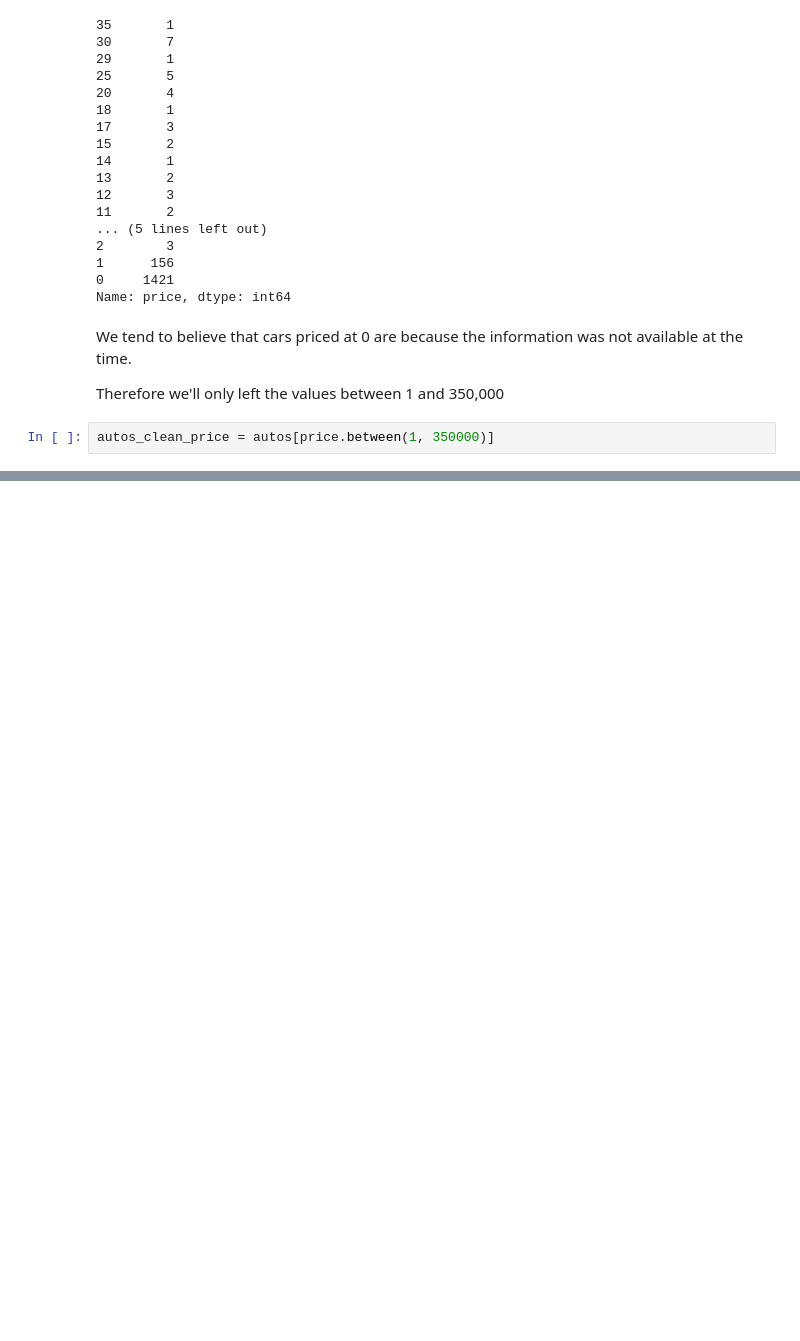
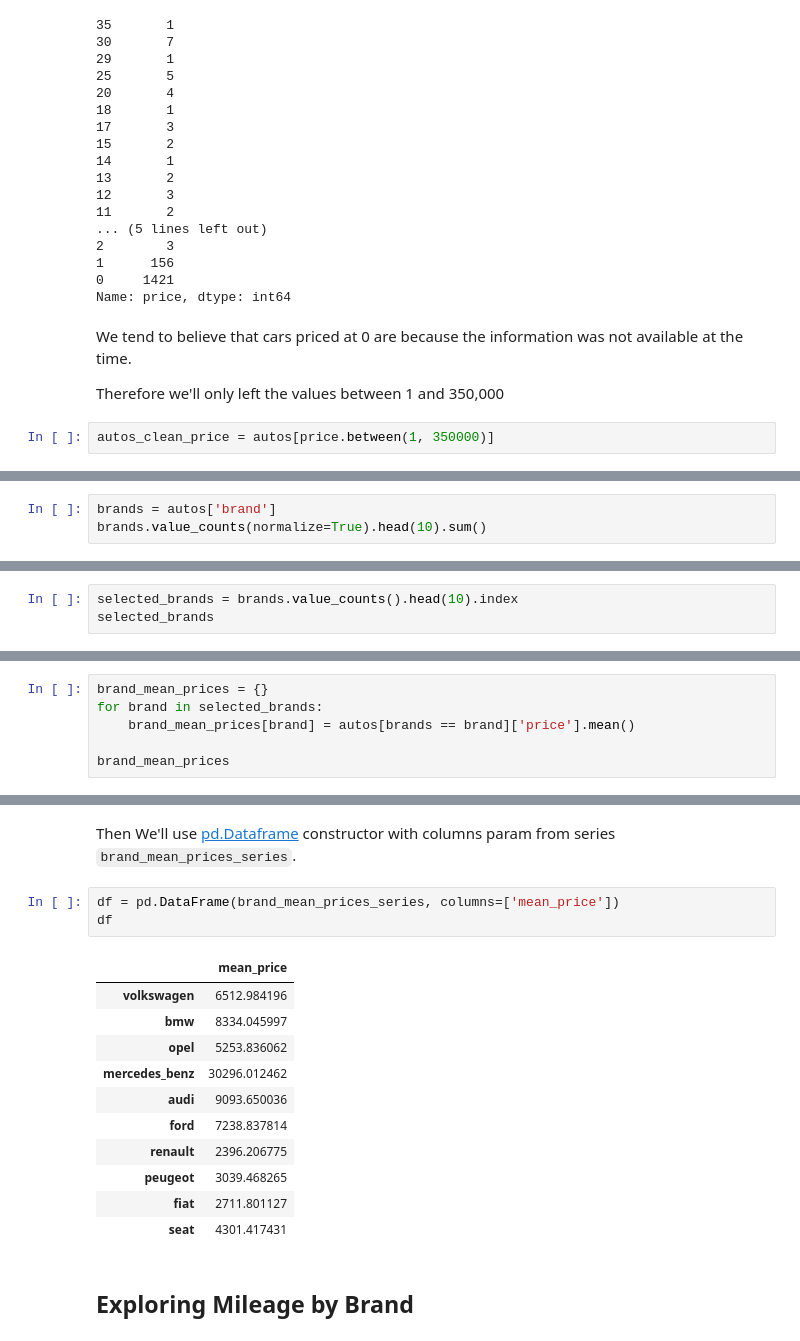
Before and after one commit to aguirredaniel/dataquest-projects, a Jupyter notebook: Guided_Project_Exploring_eBay_Car_Sales_Data/Exploring eBay Car Sales Data.ipynb, the cells around one changed output, grey strips where cells are left out. Saved outputs shown, nothing was run; the diff lists cells and outputs as text; blank space fills up the shorter version.

```diff
--- a/Guided_Project_Exploring_eBay_Car_Sales_Data/Exploring eBay Car Sales Data.ipynb
+++ b/Guided_Project_Exploring_eBay_Car_Sales_Data/Exploring eBay Car Sales Data.ipynb
@@ -303,0 +523,3 @@ autos_clean_price = autos[price.between(1, 350000)]
+# %%
+brands = autos['brand']
+brands.value_counts(normalize=True).head(10).sum()
@@ -303,0 +533,3 @@ autos_clean_price = autos[price.between(1, 350000)]
+# %%
+selected_brands = brands.value_counts().head(10).index
+selected_brands
@@ -303,0 +545,6 @@ autos_clean_price = autos[price.between(1, 350000)]
+# %%
+brand_mean_prices = {}
+for brand in selected_brands:
+    brand_mean_prices[brand] = autos[brands == brand]['price'].mean()
+
+brand_mean_prices
@@ -303,0 +581,19 @@ autos_clean_price = autos[price.between(1, 350000)]
+# %% [markdown]
+Then We'll use [pd.Dataframe](https://pandas.pydata.org/pandas-docs/stable/reference/api/pandas.DataFrame.html) constructor with columns param from series `brand_mean_prices_series`.
+# %%
+df = pd.DataFrame(brand_mean_prices_series, columns=['mean_price'])
+df
+# %% [output]
+|  | mean_price |
+| volkswagen | 6512.984196 |
+| bmw | 8334.045997 |
+| opel | 5253.836062 |
+| mercedes_benz | 30296.012462 |
+| audi | 9093.650036 |
+| ford | 7238.837814 |
+| renault | 2396.206775 |
+| peugeot | 3039.468265 |
+| fiat | 2711.801127 |
+| seat | 4301.417431 |
+# %% [markdown]
+## Exploring Mileage by Brand
```
Also changed, not shown: parts of 36 cells of this notebook.
